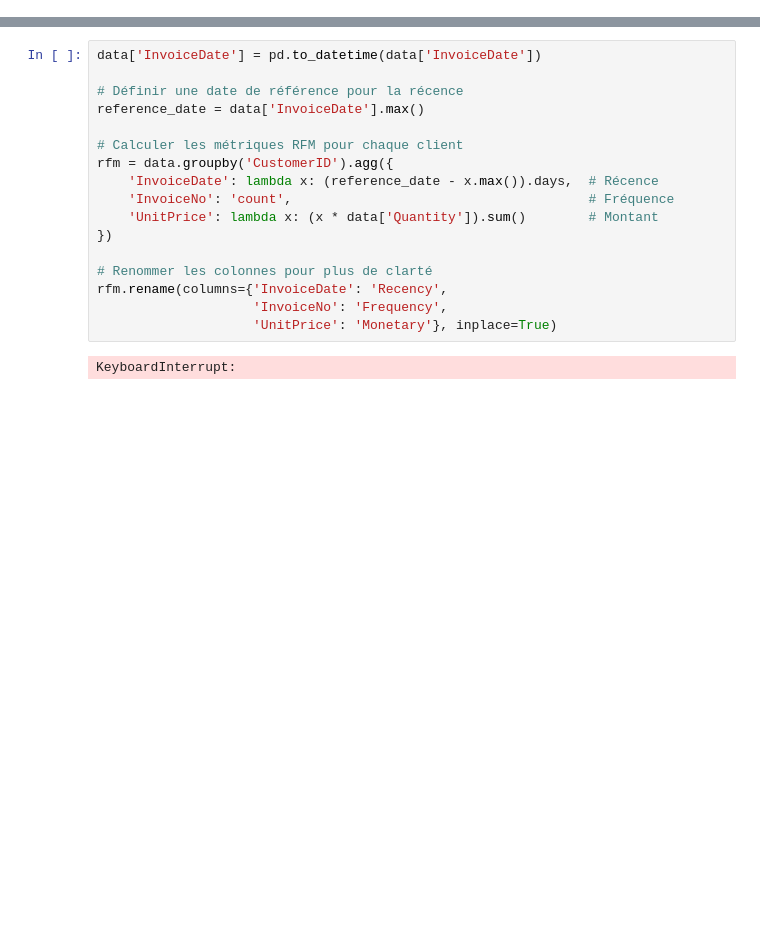
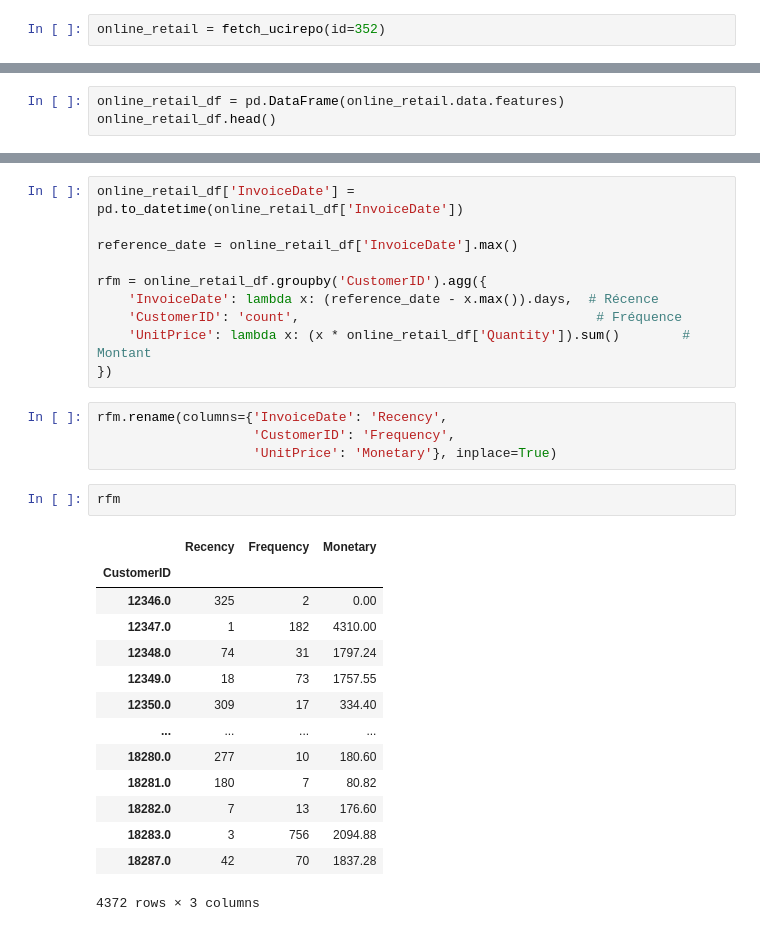
Before and after one commit to Ismazerrouk/Customer-Segmentation-with-RFM-KMeans, a Jupyter notebook: RFM_kmeans.ipynb, the cells around one changed output, grey strips where cells are left out. Drawn from its saved outputs; the diff is of its cells as text; blank space fills up the shorter version.

```diff
--- a/RFM_kmeans.ipynb
+++ b/RFM_kmeans.ipynb
@@ -21,0 +20,2 @@ data
+# %%
+online_retail = fetch_ucirepo(id=352)
@@ -21,0 +54,3 @@ data
+# %%
+online_retail_df = pd.DataFrame(online_retail.data.features)
+online_retail_df.head()
@@ -22,19 +64,31 @@ data
 # %%
-data['InvoiceDate'] = pd.to_datetime(data['InvoiceDate'])
+online_retail_df['InvoiceDate'] = pd.to_datetime(online_retail_df['InvoiceDate'])
 
-# Définir une date de référence pour la récence
-reference_date = data['InvoiceDate'].max()
+reference_date = online_retail_df['InvoiceDate'].max()
 
-# Calculer les métriques RFM pour chaque client
-rfm = data.groupby('CustomerID').agg({
+rfm = online_retail_df.groupby('CustomerID').agg({
     'InvoiceDate': lambda x: (reference_date - x.max()).days,  # Récence
-    'InvoiceNo': 'count',                                      # Fréquence
-    'UnitPrice': lambda x: (x * data['Quantity']).sum()        # Montant
+    'CustomerID': 'count',                                      # Fréquence
+    'UnitPrice': lambda x: (x * online_retail_df['Quantity']).sum()        # Montant
 })
-
-# Renommer les colonnes pour plus de clarté
-rfm.rename(columns={'InvoiceDate': 'Recency',
-                    'InvoiceNo': 'Frequency',
-                    'UnitPrice': 'Monetary'}, inplace=True)
-# %% [output]
-KeyboardInterrupt:
+# %%
+rfm.rename(columns={'InvoiceDate': 'Recency',
+                    'CustomerID': 'Frequency',
+                    'UnitPrice': 'Monetary'}, inplace=True)
+# %%
+rfm
+# %% [output]
+|  | Recency | Frequency | Monetary |
+| CustomerID |  |  |  |
+| 12346.0 | 325 | 2 | 0.00 |
+| 12347.0 | 1 | 182 | 4310.00 |
+| 12348.0 | 74 | 31 | 1797.24 |
+| 12349.0 | 18 | 73 | 1757.55 |
+| 12350.0 | 309 | 17 | 334.40 |
+| ... | ... | ... | ... |
+| 18280.0 | 277 | 10 | 180.60 |
+| 18281.0 | 180 | 7 | 80.82 |
+| 18282.0 | 7 | 13 | 176.60 |
+| 18283.0 | 3 | 756 | 2094.88 |
+| 18287.0 | 42 | 70 | 1837.28 |
+4372 rows × 3 columns
```
Also changed, not shown: parts of 7 cells of this notebook.
